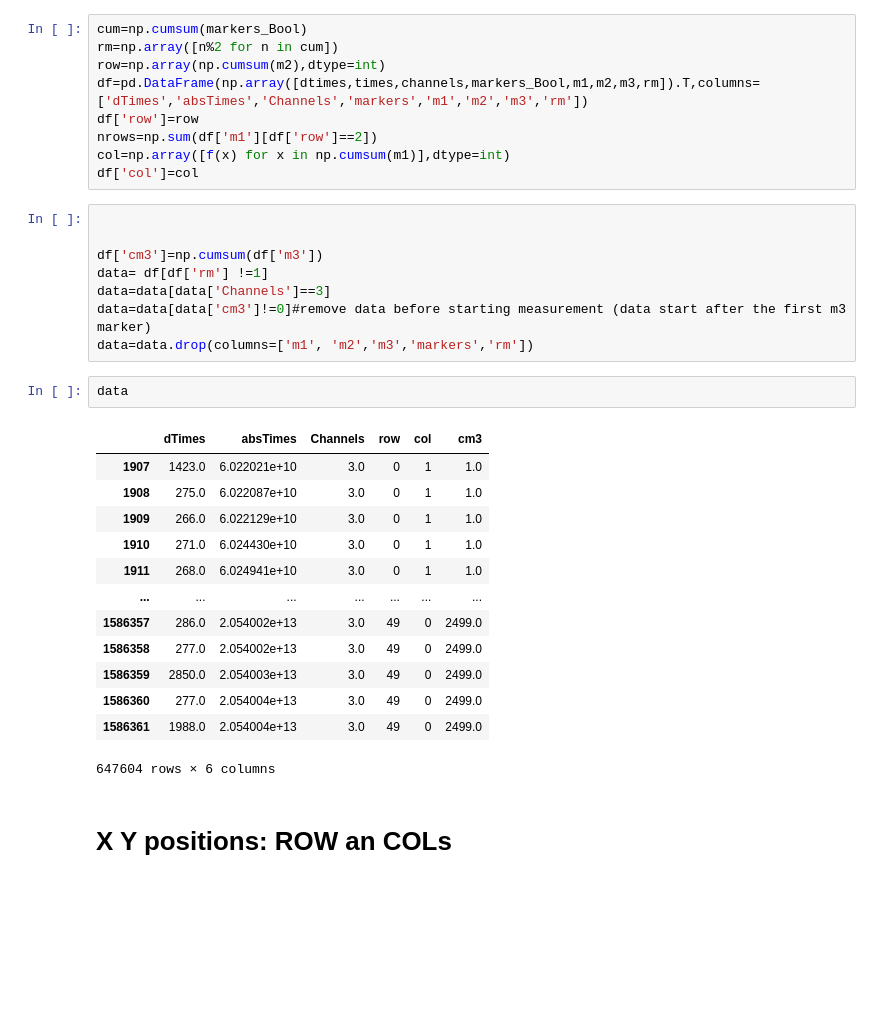
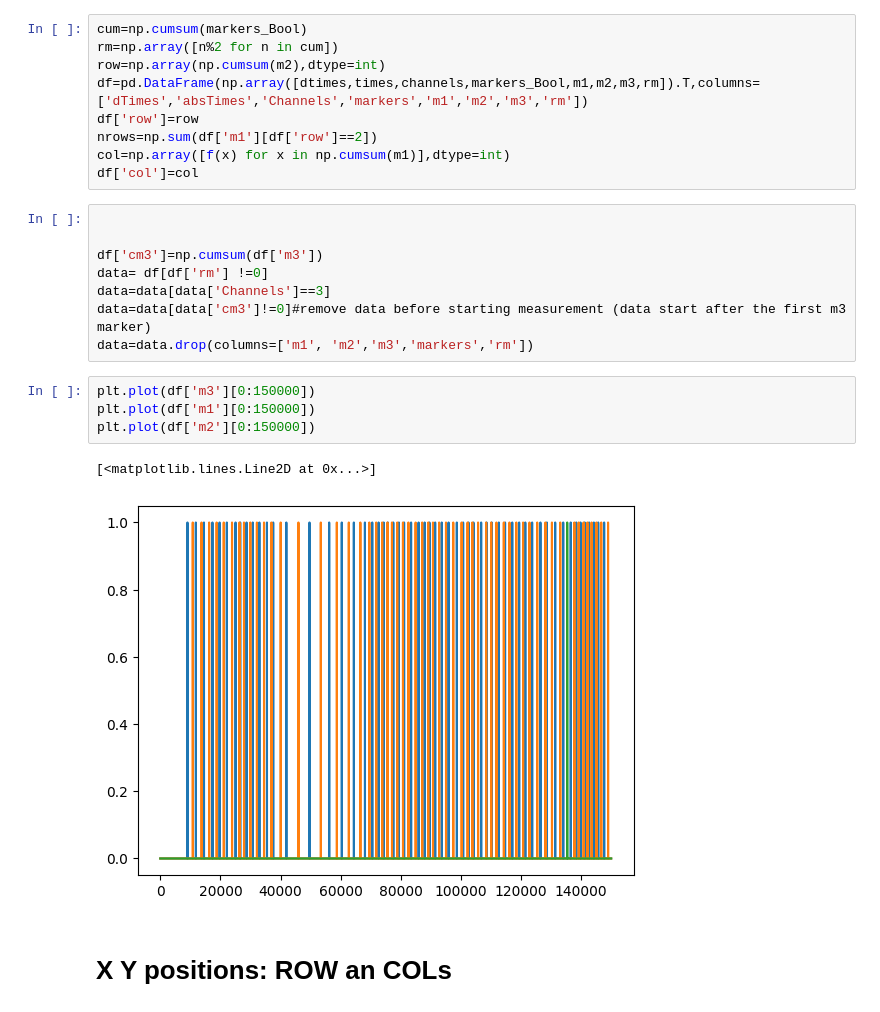
Before and after one commit to MikelElorza/Data-analysis, a Jupyter notebook: Narrow field/Imaging/Imaging_with_markers.ipynb, the cells around one changed output. Cells and saved outputs as stored; diff of their text form; blank space fills up the shorter version.

```diff
--- a/Narrow field/Imaging/Imaging_with_markers.ipynb
+++ b/Narrow field/Imaging/Imaging_with_markers.ipynb
@@ -63,26 +63,17 @@ df['col']=col
 
 
 df['cm3']=np.cumsum(df['m3'])
-data= df[df['rm'] !=1]
+data= df[df['rm'] !=0]
 data=data[data['Channels']==3]
 data=data[data['cm3']!=0]#remove data before starting measurement (data start after the first m3 marker)
 data=data.drop(columns=['m1', 'm2','m3','markers','rm'])
-# %%
-data
-# %% [output]
-|  | dTimes | absTimes | Channels | row | col | cm3 |
-| 1907 | 1423.0 | 6.022021e+10 | 3.0 | 0 | 1 | 1.0 |
-| 1908 | 275.0 | 6.022087e+10 | 3.0 | 0 | 1 | 1.0 |
-| 1909 | 266.0 | 6.022129e+10 | 3.0 | 0 | 1 | 1.0 |
-| 1910 | 271.0 | 6.024430e+10 | 3.0 | 0 | 1 | 1.0 |
-| 1911 | 268.0 | 6.024941e+10 | 3.0 | 0 | 1 | 1.0 |
-| ... | ... | ... | ... | ... | ... | ... |
-| 1586357 | 286.0 | 2.054002e+13 | 3.0 | 49 | 0 | 2499.0 |
-| 1586358 | 277.0 | 2.054002e+13 | 3.0 | 49 | 0 | 2499.0 |
-| 1586359 | 2850.0 | 2.054003e+13 | 3.0 | 49 | 0 | 2499.0 |
-| 1586360 | 277.0 | 2.054004e+13 | 3.0 | 49 | 0 | 2499.0 |
-| 1586361 | 1988.0 | 2.054004e+13 | 3.0 | 49 | 0 | 2499.0 |
-647604 rows × 6 columns
+# %%
+plt.plot(df['m3'][0:150000])
+plt.plot(df['m1'][0:150000])
+plt.plot(df['m2'][0:150000])
+# %% [output]
+[<matplotlib.lines.Line2D at 0x...>]
+[figure, added]
 # %% [markdown]
 # X Y positions: ROW an COLs
 # %%
```
Also changed, not shown: parts of 7 cells of this notebook.
